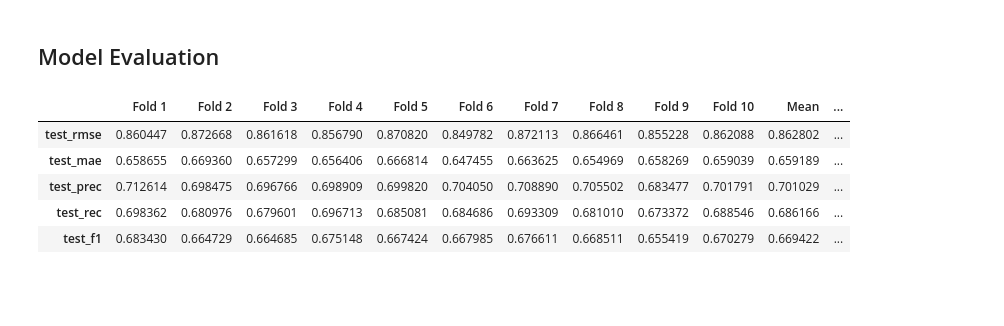
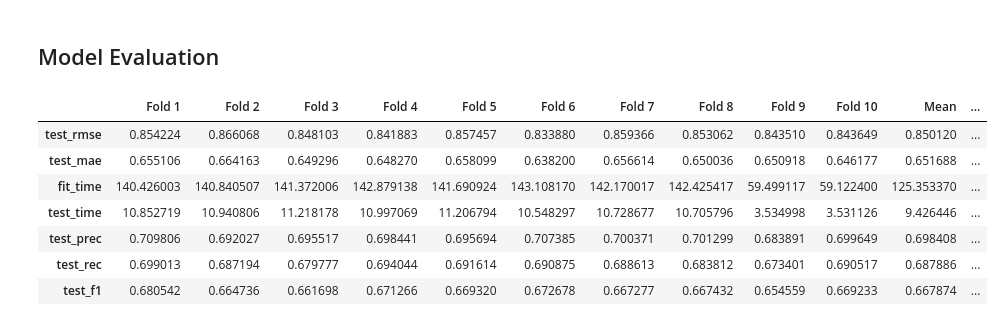
Before and after one commit to Pinminh/movielens-recommender, a Jupyter notebook: notebooks/svdpp.ipynb, the cells around one changed output. Cells and saved outputs as stored; diff of their text form; code cells hidden in the pictures; blank space fills up the shorter version.

```diff
--- a/notebooks/svdpp.ipynb
+++ b/notebooks/svdpp.ipynb
@@ -95,16 +104,18 @@ abbr_gs_df.sort_values(by="rank_test_rmse", ascending=True, inplace=False)[0:10]
 # %%
 cv_dict = load_cv("cv_svdpp")
 
 cv_df = pd.DataFrame(cv_dict, index=(f"Fold {k}" for k in range(1, 11)))
 
 cv_df.loc["Mean"] = cv_df.mean(axis=0)
-cv_df.loc["Std"] = cv_df.std(axis=0)
+cv_df.loc["Stdev"] = cv_df.std(axis=0)
 
-cv_df.drop(columns=["fit_time", "test_time"]).transpose()
+cv_df.drop(columns=[]).transpose()
 # %% [output]
 |  | Fold 1 | Fold 2 | Fold 3 | Fold 4 | Fold 5 | Fold 6 | Fold 7 | Fold 8 | Fold 9 | Fold 10 | Mean | ... |
-| test_rmse | 0.860447 | 0.872668 | 0.861618 | 0.856790 | 0.870820 | 0.849782 | 0.872113 | 0.866461 | 0.855228 | 0.862088 | 0.862802 | ... |
-| test_mae | 0.658655 | 0.669360 | 0.657299 | 0.656406 | 0.666814 | 0.647455 | 0.663625 | 0.654969 | 0.658269 | 0.659039 | 0.659189 | ... |
-| test_prec | 0.712614 | 0.698475 | 0.696766 | 0.698909 | 0.699820 | 0.704050 | 0.708890 | 0.705502 | 0.683477 | 0.701791 | 0.701029 | ... |
-| test_rec | 0.698362 | 0.680976 | 0.679601 | 0.696713 | 0.685081 | 0.684686 | 0.693309 | 0.681010 | 0.673372 | 0.688546 | 0.686166 | ... |
-| test_f1 | 0.683430 | 0.664729 | 0.664685 | 0.675148 | 0.667424 | 0.667985 | 0.676611 | 0.668511 | 0.655419 | 0.670279 | 0.669422 | ... |
+| test_rmse | 0.854224 | 0.866068 | 0.848103 | 0.841883 | 0.857457 | 0.833880 | 0.859366 | 0.853062 | 0.843510 | 0.843649 | 0.850120 | ... |
+| test_mae | 0.655106 | 0.664163 | 0.649296 | 0.648270 | 0.658099 | 0.638200 | 0.656614 | 0.650036 | 0.650918 | 0.646177 | 0.651688 | ... |
+| fit_time | 140.426003 | 140.840507 | 141.372006 | 142.879138 | 141.690924 | 143.108170 | 142.170017 | 142.425417 | 59.499117 | 59.122400 | 125.353370 | ... |
+| test_time | 10.852719 | 10.940806 | 11.218178 | 10.997069 | 11.206794 | 10.548297 | 10.728677 | 10.705796 | 3.534998 | 3.531126 | 9.426446 | ... |
+| test_prec | 0.709806 | 0.692027 | 0.695517 | 0.698441 | 0.695694 | 0.707385 | 0.700371 | 0.701299 | 0.683891 | 0.699649 | 0.698408 | ... |
+| test_rec | 0.699013 | 0.687194 | 0.679777 | 0.694044 | 0.691614 | 0.690875 | 0.688613 | 0.683812 | 0.673401 | 0.690517 | 0.687886 | ... |
+| test_f1 | 0.680542 | 0.664736 | 0.661698 | 0.671266 | 0.669320 | 0.672678 | 0.667277 | 0.667432 | 0.654559 | 0.669233 | 0.667874 | ... |
```
Also changed, not shown: parts of 1 cell of this notebook, 3 other files.
